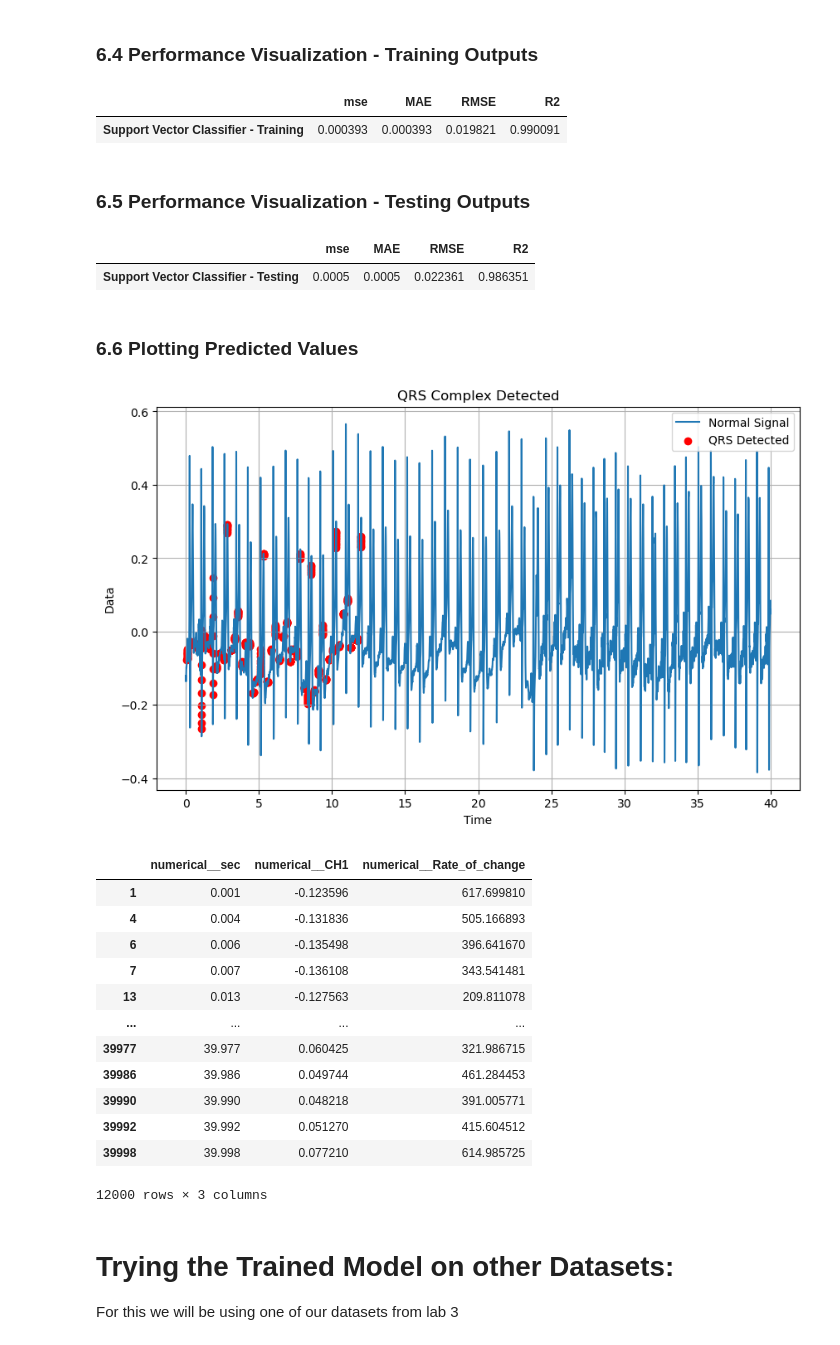
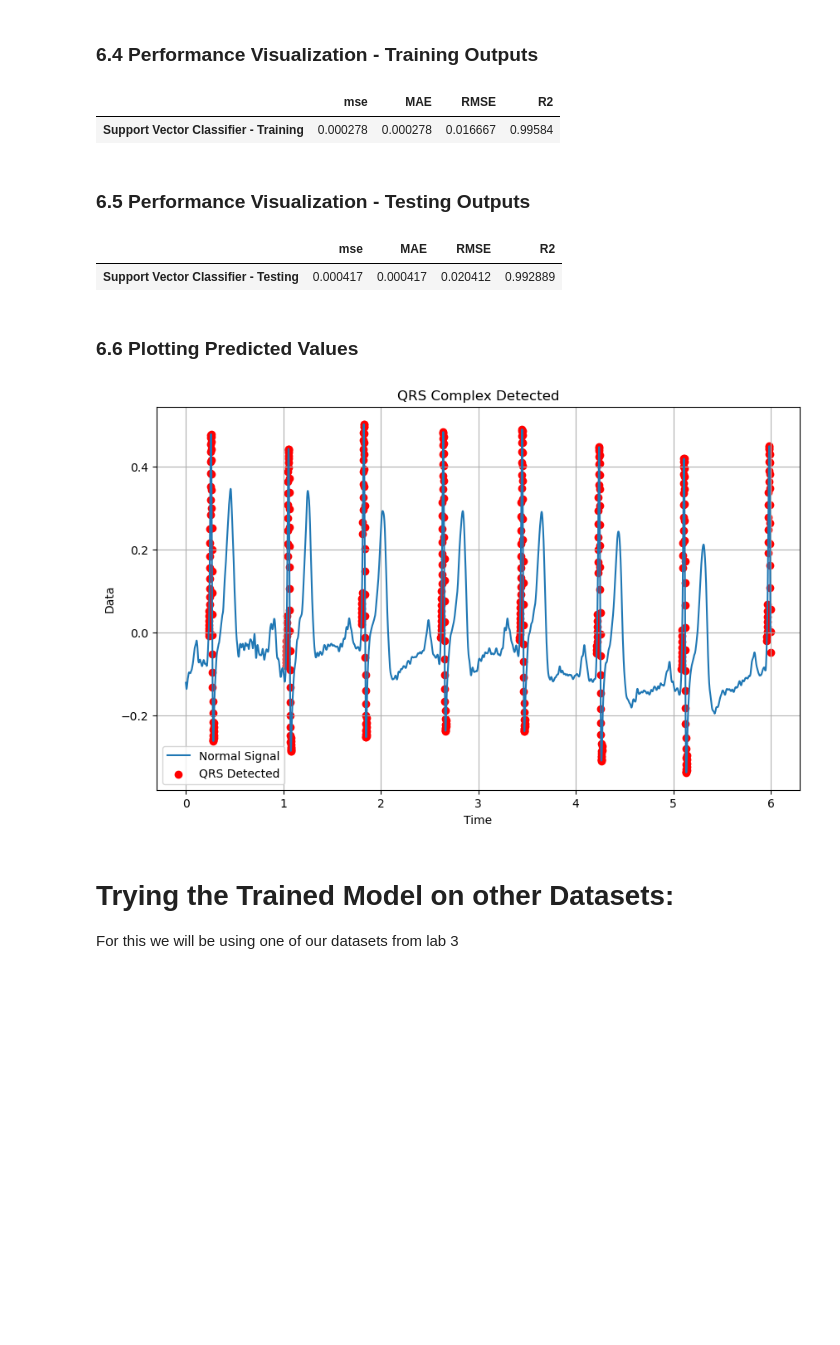
Before and after one commit to Joas329/QRS-Complex-Dection-Algoirthm, a Jupyter notebook: main.ipynb, the cells around one changed output. Cells and saved outputs as stored; diff of their text form; code cells hidden in the pictures; blank space fills up the shorter version.

Commit message:
main: Fixed test data accuracy

```diff
--- a/main.ipynb
+++ b/main.ipynb
@@ -25,7 +25,7 @@ from sklearn.metrics import r2_score
 # Load the dataset with comma as delimiter
 df = pd.read_csv("lab5_Philco-L05.txt", delimiter=",")
 
-df = df[:40000]
+df = df[:6000]
 
 df.head()
 # %% [output]
@@ -245,7 +245,7 @@ df_prepared
 X = df_prepared.drop(["remainder__QRS_detected_binary"], axis=1)
 y = df_prepared["remainder__QRS_detected_binary"] # Goal
 
-x_train, x_test, y_train, y_test = train_test_split(X, y, test_size=0.3, random_state=42)
+x_train, x_test, y_train, y_test = train_test_split(X, y, test_size=0.4, random_state=42)
 
 print(x_train.shape, y_train.shape, x_test.shape, y_test.shape)
 # %% [output]
@@ -350,7 +350,7 @@ con = [[mse_ml_train, mae_ml_train, rmse_ml_train,ml_r2_train]]
 pd.DataFrame(con, columns=col, index = ind)
 # %% [output]
 |  | mse | MAE | RMSE | R2 |
-| Support Vector Classifier - Training | 0.000393 | 0.000393 | 0.019821 | 0.990091 |
+| Support Vector Classifier - Training | 0.000278 | 0.000278 | 0.016667 | 0.99584 |
 # %% [markdown]
 ### 6.5 Performance Visualization - Testing Outputs
 # %%
@@ -366,50 +366,35 @@ con = [[mse_ml_test, mae_ml_test, rmse_ml_test,ml_r2_test]]
 pd.DataFrame(con, columns=col, index = ind)
 # %% [output]
 |  | mse | MAE | RMSE | R2 |
-| Support Vector Classifier - Testing | 0.0005 | 0.0005 | 0.022361 | 0.986351 |
+| Support Vector Classifier - Testing | 0.000417 | 0.000417 | 0.020412 | 0.992889 |
 # %% [markdown]
 ### 6.6 Plotting Predicted Values
 # %%
 # Separate features and target variable
-X = df_prepared[['numerical__CH1', 'numerical__sec','numerical__Rate_of_change']]
-y = df_prepared['remainder__QRS_detected_binary']
+X = df_prepared[['numerical__sec', 'numerical__CH1','numerical__Rate_of_change']]
 
-x_test = x_test.sort_values(by='numerical__sec')
-y_pred = ml_model.predict(x_test)
+y_pred = ml_model.predict(X)
 
 # Find the indexes where y_pred equals 1
 indexes = [i for i, pred in enumerate(y_pred) if pred == 1]
 
 # Plot the normal signal
 plt.figure(figsize=(10, 6))
-plt.plot(X["numerical__sec"], X["numerical__CH1"], label='Normal Signal')
+
+test_len = np.max(indexes)
+plt.plot(X["numerical__sec"][:test_len], X["numerical__CH1"][:test_len], label='Normal Signal')
 
 # Plot markers where y_pred equals 1
 plt.scatter((X["numerical__sec"])[indexes], X["numerical__CH1"][indexes], color='red', label='QRS Detected')
 
 plt.xlabel('Time')
 plt.ylabel('Data')
 plt.title('QRS Complex Detected')
 plt.legend()
 plt.grid(True)
 plt.show()
-
-x_test
 # %% [output]
-[figure, old version]
+[figure, new version]
-|  | numerical__sec | numerical__CH1 | numerical__Rate_of_change |
-| 1 | 0.001 | -0.123596 | 617.699810 |
-| 4 | 0.004 | -0.131836 | 505.166893 |
-| 6 | 0.006 | -0.135498 | 396.641670 |
-| 7 | 0.007 | -0.136108 | 343.541481 |
-| 13 | 0.013 | -0.127563 | 209.811078 |
-| ... | ... | ... | ... |
-| 39977 | 39.977 | 0.060425 | 321.986715 |
-| 39986 | 39.986 | 0.049744 | 461.284453 |
-| 39990 | 39.990 | 0.048218 | 391.005771 |
-| 39992 | 39.992 | 0.051270 | 415.604512 |
-| 39998 | 39.998 | 0.077210 | 614.985725 |
-12000 rows × 3 columns
 # %% [markdown]
 # Trying the Trained Model on other Datasets:
 For this we will be using one of our datasets from lab 3
```
Also changed, not shown: parts of 7 cells of this notebook.
